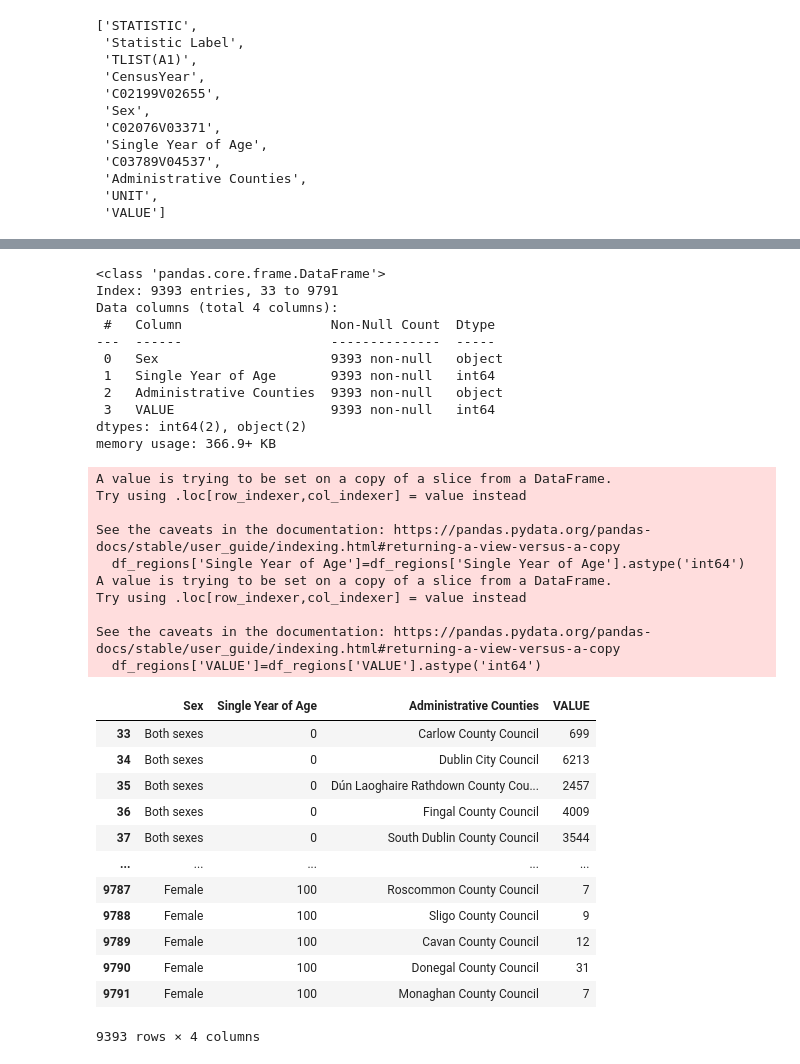
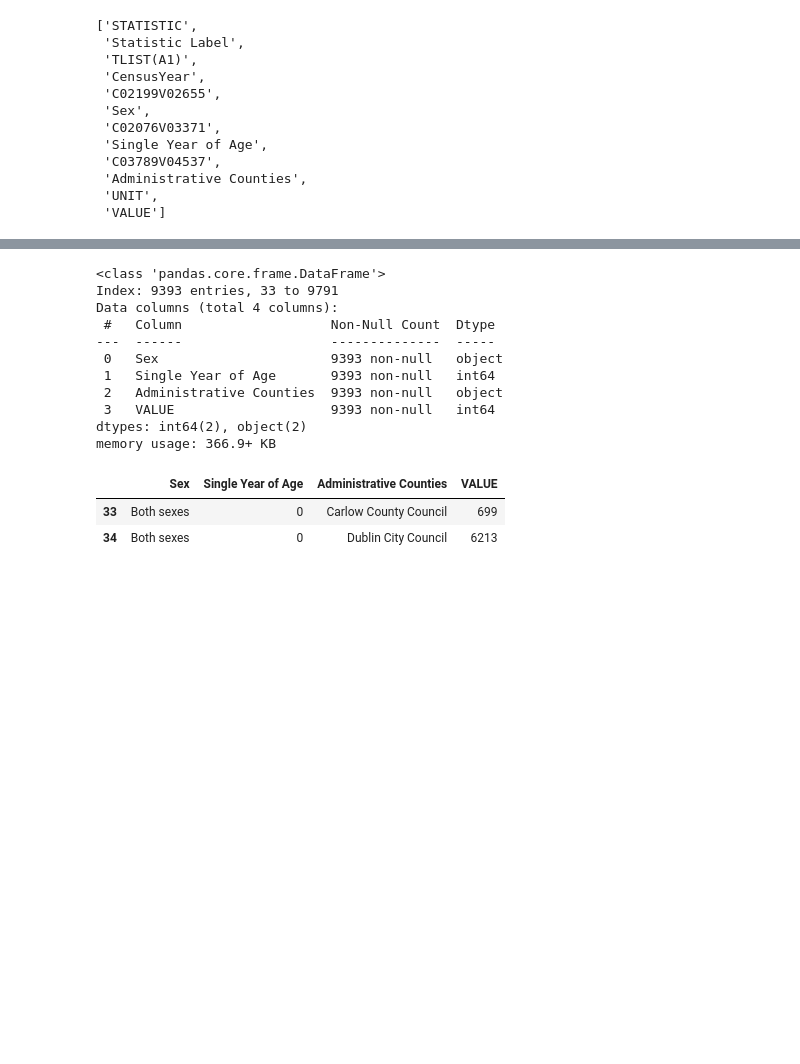
Before and after one commit to FaolanH/programming-for-data-analytics, a Jupyter notebook: pfda-assignments/assignment05_population.ipynb, the cells around one changed output, grey strips where cells are left out. Saved outputs shown, nothing was run; the diff lists cells and outputs as text; code cells hidden in the pictures; blank space fills up the shorter version.

```diff
--- a/pfda-assignments/assignment05_population.ipynb
+++ b/pfda-assignments/assignment05_population.ipynb
@@ -365,42 +326,22 @@ See the caveats in the documentation: https://pandas.pydata.org/pandas-docs/stab
 # %%
-#Ensure 'Single Year of Age' and 'VALUE' are integers
+# ensure 'Single Year of Age' and 'VALUE' are integers
 df_regions['Single Year of Age']=df_regions['Single Year of Age'].astype('int64')
 df_regions['VALUE']=df_regions['VALUE'].astype('int64')
-#print (df_regions.head(3))
+
 df_regions.info()
-df_regions
+df_regions.head(2)
 # %% [output]
 <class 'pandas.core.frame.DataFrame'>
 Index: 9393 entries, 33 to 9791
 Data columns (total 4 columns):
  #   Column                   Non-Null Count  Dtype
 ---  ------                   --------------  -----
  0   Sex                      9393 non-null   object
  1   Single Year of Age       9393 non-null   int64
  2   Administrative Counties  9393 non-null   object
  3   VALUE                    9393 non-null   int64
 dtypes: int64(2), object(2)
 memory usage: 366.9+ KB
-A value is trying to be set on a copy of a slice from a DataFrame.
-Try using .loc[row_indexer,col_indexer] = value instead
-
-See the caveats in the documentation: https://pandas.pydata.org/pandas-docs/stable/user_guide/indexing.html#returning-a-view-versus-a-copy
-  df_regions['Single Year of Age']=df_regions['Single Year of Age'].astype('int64')
-A value is trying to be set on a copy of a slice from a DataFrame.
-Try using .loc[row_indexer,col_indexer] = value instead
-
-See the caveats in the documentation: https://pandas.pydata.org/pandas-docs/stable/user_guide/indexing.html#returning-a-view-versus-a-copy
-  df_regions['VALUE']=df_regions['VALUE'].astype('int64')
 |  | Sex | Single Year of Age | Administrative Counties | VALUE |
 | 33 | Both sexes | 0 | Carlow County Council | 699 |
 | 34 | Both sexes | 0 | Dublin City Council | 6213 |
-| 35 | Both sexes | 0 | Dún Laoghaire Rathdown County Cou... | 2457 |
-| 36 | Both sexes | 0 | Fingal County Council | 4009 |
-| 37 | Both sexes | 0 | South Dublin County Council | 3544 |
-| ... | ... | ... | ... | ... |
-| 9787 | Female | 100 | Roscommon County Council | 7 |
-| 9788 | Female | 100 | Sligo County Council | 9 |
-| 9789 | Female | 100 | Cavan County Council | 12 |
-| 9790 | Female | 100 | Donegal County Council | 31 |
-| 9791 | Female | 100 | Monaghan County Council | 7 |
-9393 rows × 4 columns
```
Also changed, not shown: parts of 22 cells of this notebook.
